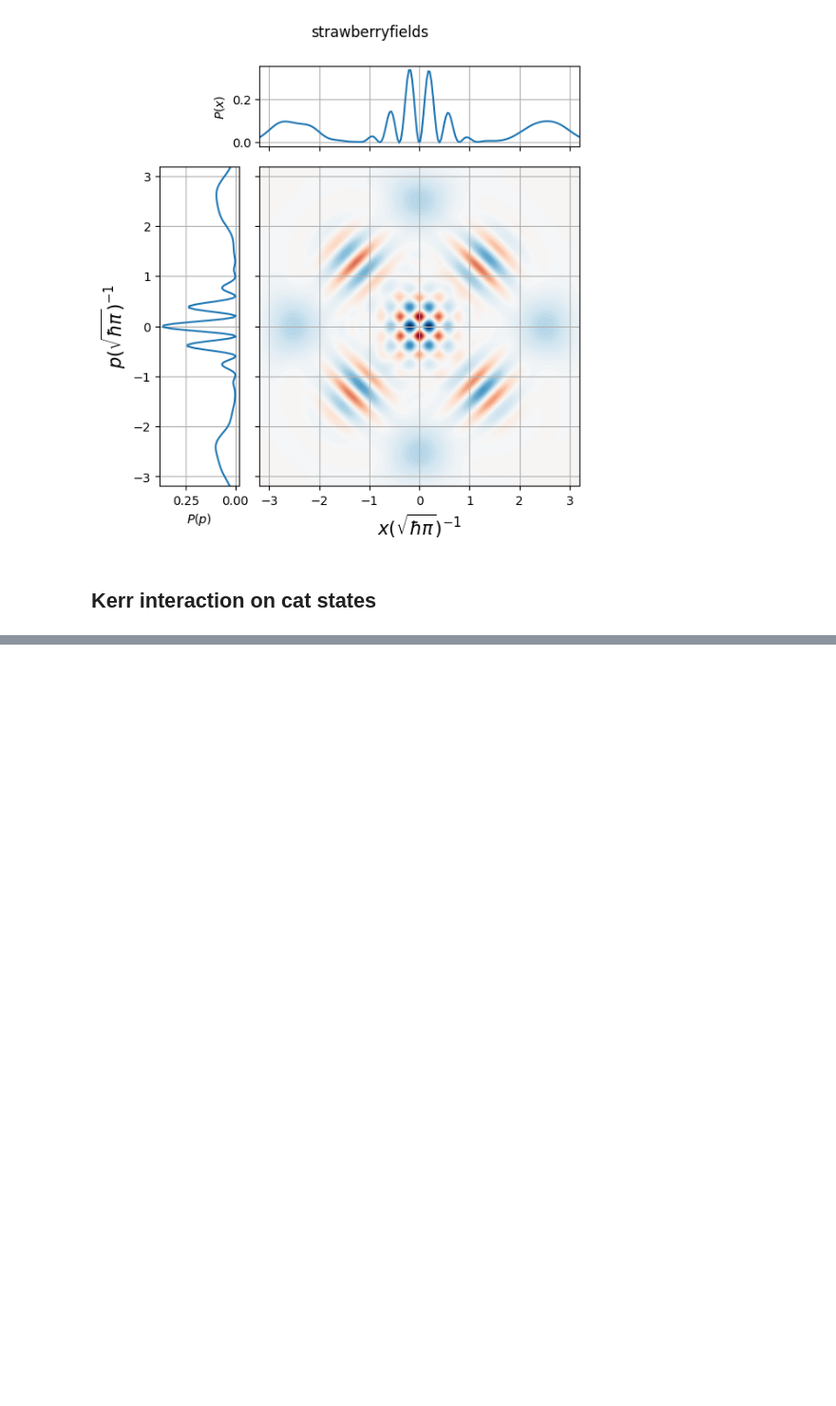
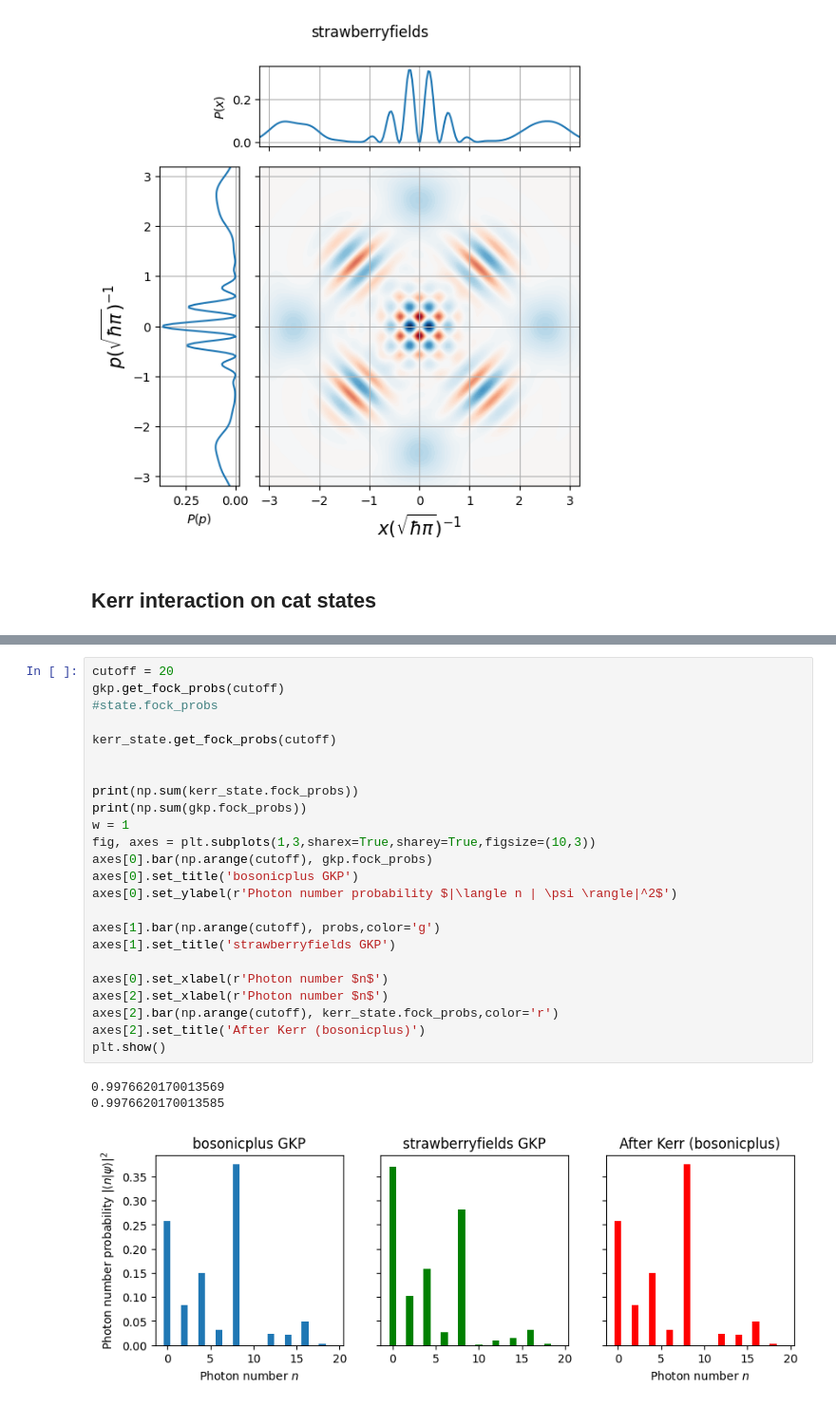
Before and after one commit to qpit/lcg_plus, a Jupyter notebook: Kerr-interaction.ipynb, the cells around one changed output, grey strips where cells are left out. Shown at 95% size. Cells and saved outputs as stored; diff of their text form; blank space fills up the shorter version.

```diff
--- a/Kerr-interaction.ipynb
+++ b/Kerr-interaction.ipynb
@@ -322,0 +461,28 @@ plt.show()
+# %%
+cutoff = 20
+gkp.get_fock_probs(cutoff)
+#state.fock_probs
+
+kerr_state.get_fock_probs(cutoff)
+
+
+print(np.sum(kerr_state.fock_probs))
+print(np.sum(gkp.fock_probs))
+w = 1
+fig, axes = plt.subplots(1,3,sharex=True,sharey=True,figsize=(10,3))
+axes[0].bar(np.arange(cutoff), gkp.fock_probs)
+axes[0].set_title('bosonicplus GKP')
+axes[0].set_ylabel(r'Photon number probability $|\langle n | \psi \rangle|^2$')
+
+axes[1].bar(np.arange(cutoff), probs,color='g')
+axes[1].set_title('strawberryfields GKP')
+
+axes[0].set_xlabel(r'Photon number $n$')
+axes[2].set_xlabel(r'Photon number $n$')
+axes[2].bar(np.arange(cutoff), kerr_state.fock_probs,color='r')
+axes[2].set_title('After Kerr (bosonicplus)')
+plt.show()
+# %% [output]
+0.9976620170013569
+0.9976620170013585
+[figure, added]
```
Also changed, not shown: parts of 13 cells of this notebook.
